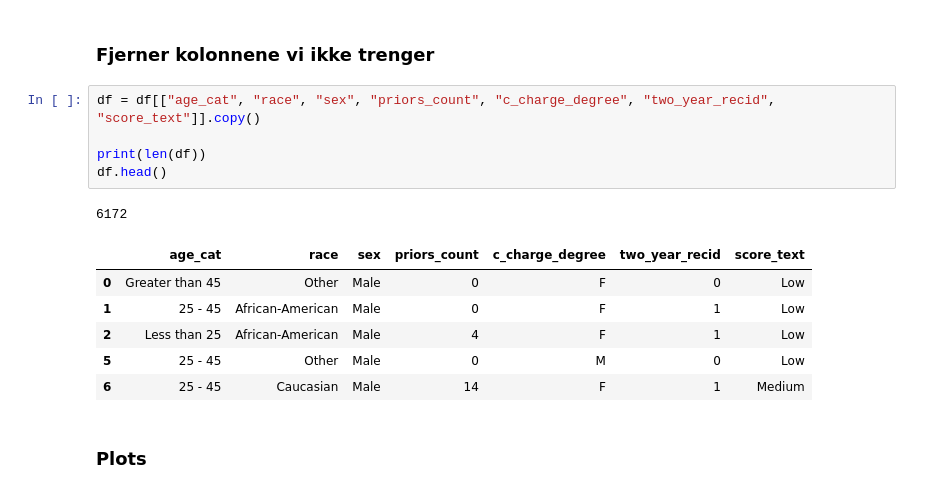
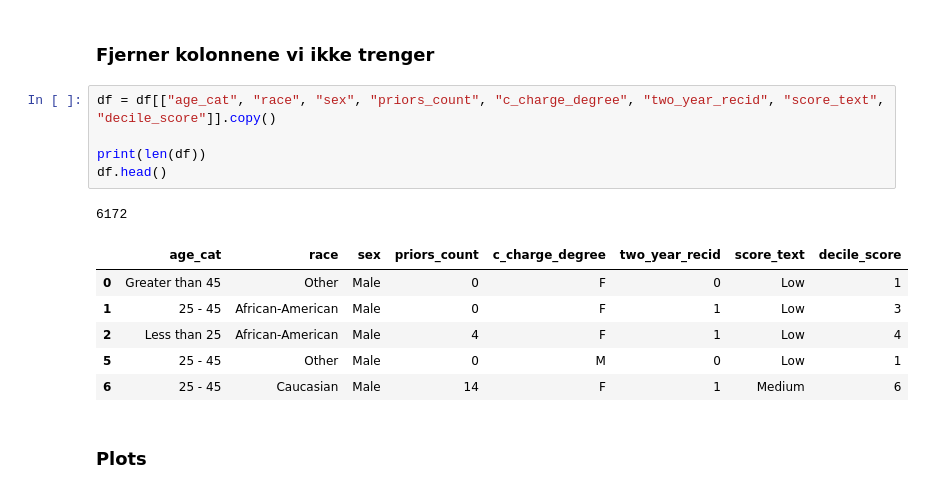
Before and after one commit to aadnerol/HON2200, a Jupyter notebook: prosjekt_COMPAS/notebooks/dataanalyse.ipynb, the cells around one changed output. Cells and saved outputs as stored; diff of their text form.

```diff
--- a/prosjekt_COMPAS/notebooks/dataanalyse.ipynb
+++ b/prosjekt_COMPAS/notebooks/dataanalyse.ipynb
@@ -65,18 +65,18 @@ Target:
 # %% [markdown]
 ### Fjerner kolonnene vi ikke trenger
 # %%
-df = df[["age_cat", "race", "sex", "priors_count", "c_charge_degree", "two_year_recid", "score_text"]].copy()
+df = df[["age_cat", "race", "sex", "priors_count", "c_charge_degree", "two_year_recid", "score_text", "decile_score"]].copy()
 
 print(len(df))
 df.head()
 # %% [output]
 6172
-|  | age_cat | race | sex | priors_count | c_charge_degree | two_year_recid | score_text |
-| 0 | Greater than 45 | Other | Male | 0 | F | 0 | Low |
-| 1 | 25 - 45 | African-American | Male | 0 | F | 1 | Low |
-| 2 | Less than 25 | African-American | Male | 4 | F | 1 | Low |
-| 5 | 25 - 45 | Other | Male | 0 | M | 0 | Low |
-| 6 | 25 - 45 | Caucasian | Male | 14 | F | 1 | Medium |
+|  | age_cat | race | sex | priors_count | c_charge_degree | two_year_recid | score_text | decile_score |
+| 0 | Greater than 45 | Other | Male | 0 | F | 0 | Low | 1 |
+| 1 | 25 - 45 | African-American | Male | 0 | F | 1 | Low | 3 |
+| 2 | Less than 25 | African-American | Male | 4 | F | 1 | Low | 4 |
+| 5 | 25 - 45 | Other | Male | 0 | M | 0 | Low | 1 |
+| 6 | 25 - 45 | Caucasian | Male | 14 | F | 1 | Medium | 6 |
 # %% [markdown]
 ### Plots
 # %% [markdown]
```
Also changed, not shown: parts of 3 cells of this notebook, 7 other files.
